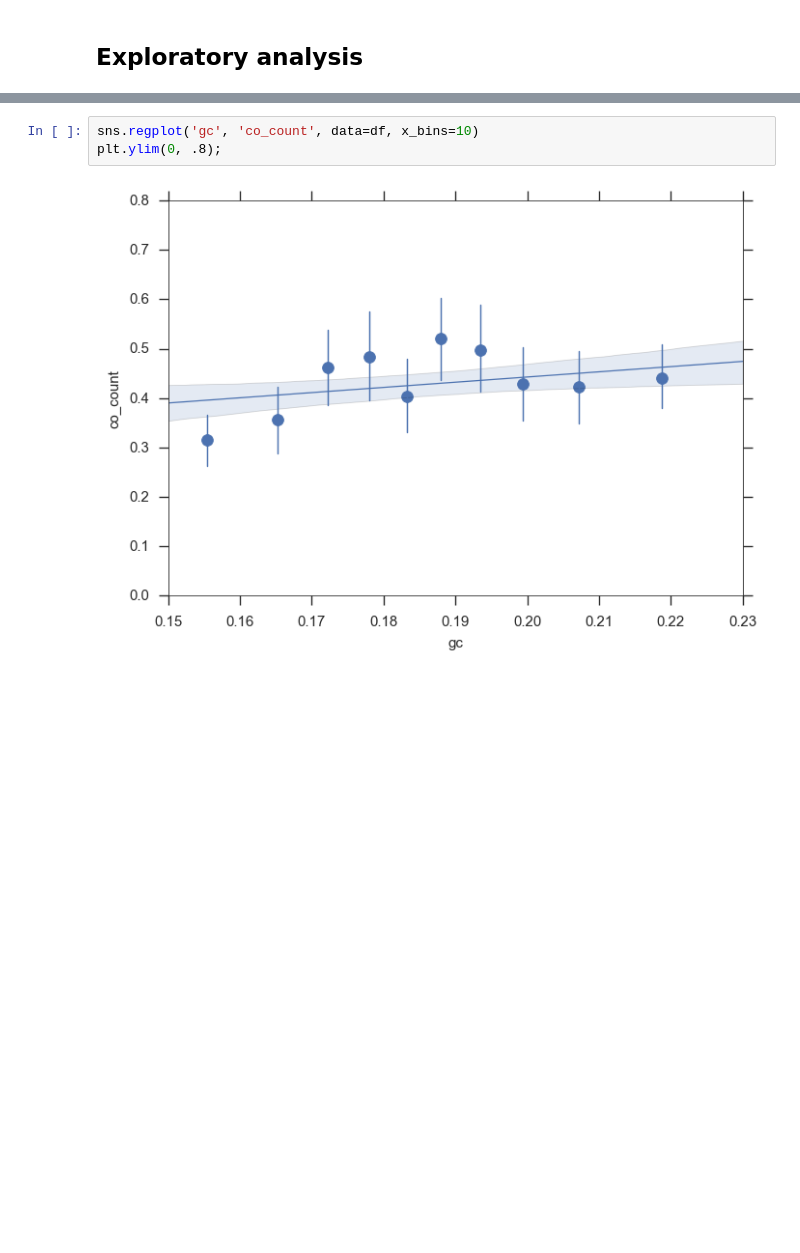
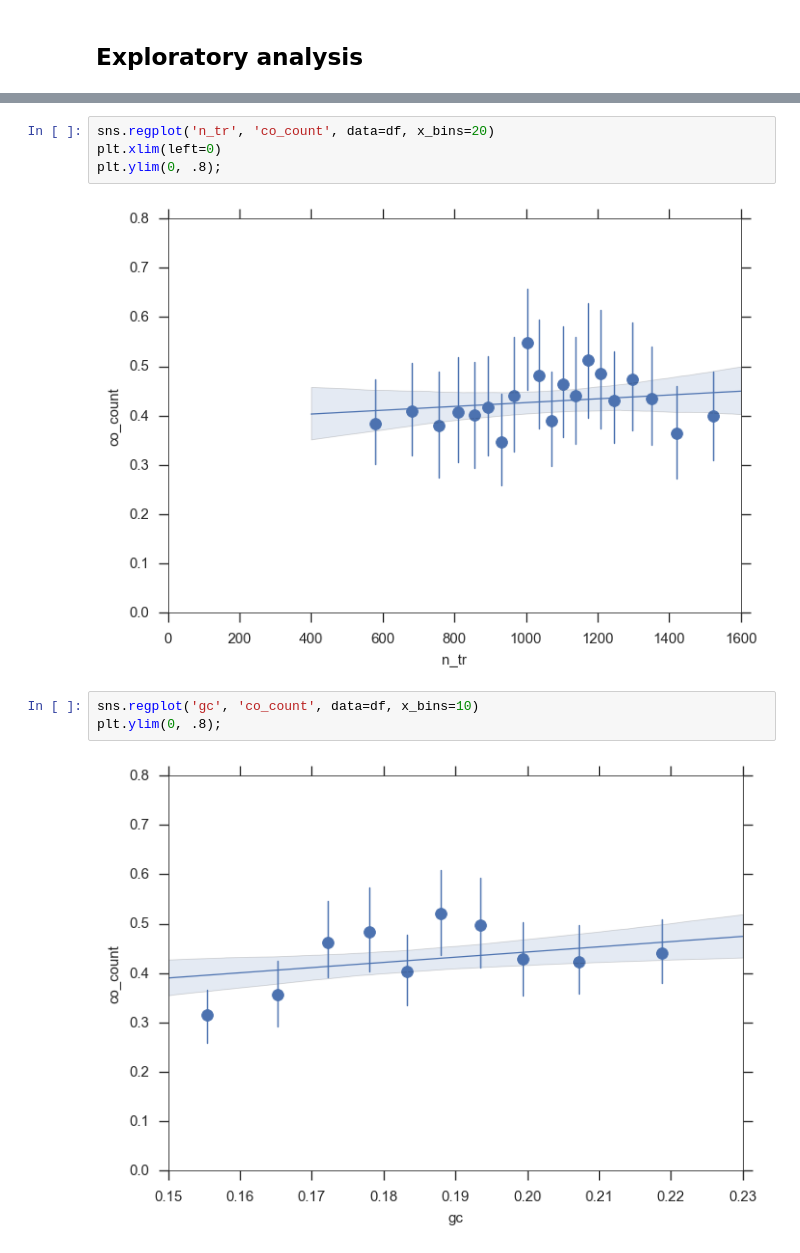
Before and after one commit to wtchg-kwiatkowski/pfx-paper-2015, a Jupyter notebook: supplementary/notebooks/hotspots.ipynb, the cells around one changed output, grey strips where cells are left out. Saved outputs shown, nothing was run; the diff lists cells and outputs as text; blank space fills up the shorter version.

```diff
--- a/supplementary/notebooks/hotspots.ipynb
+++ b/supplementary/notebooks/hotspots.ipynb
@@ -388,3 +474,9 @@ plt.ylim(0, .8);
+# %%
+sns.regplot('n_tr', 'co_count', data=df, x_bins=20)
+plt.xlim(left=0)
+plt.ylim(0, .8);
+# %% [output]
+[figure, added]
 # %%
 sns.regplot('gc', 'co_count', data=df, x_bins=10)
 plt.ylim(0, .8);
```
Also changed, not shown: parts of 28 cells of this notebook, 1 other file.
